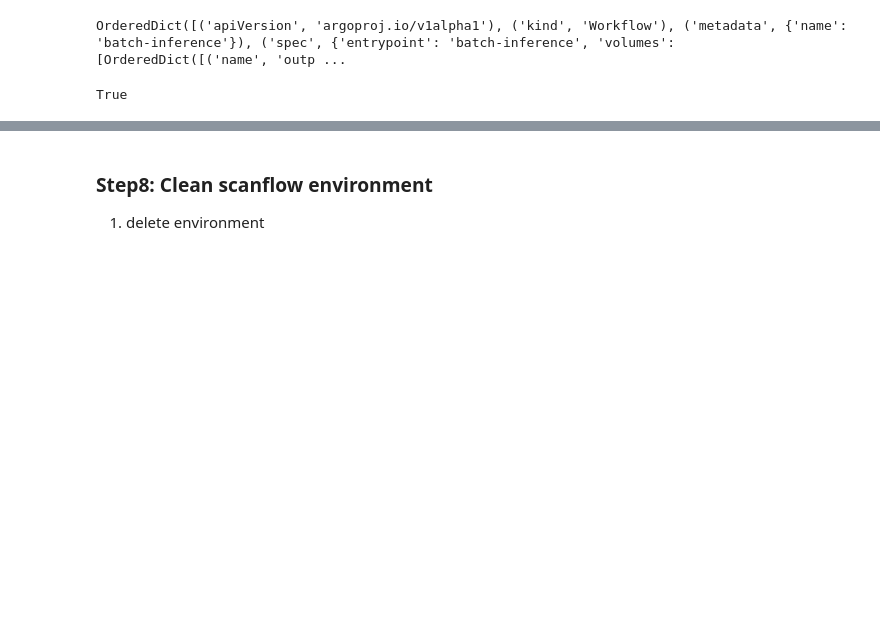
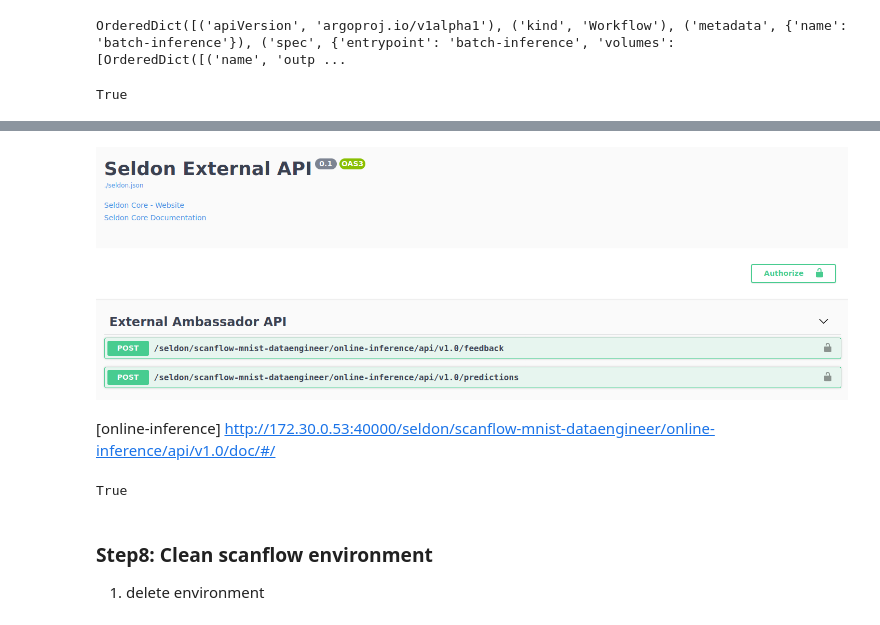
Before and after one commit to bsc-scanflow/scanflow, a Jupyter notebook: tutorials/mnist/mnist-dataengineer.ipynb, the cells around one changed output, grey strips where cells are left out. Saved outputs shown, nothing was run; the diff lists cells and outputs as text; code cells hidden in the pictures; blank space fills up the shorter version.

```diff
--- a/tutorials/mnist/mnist-dataengineer.ipynb
+++ b/tutorials/mnist/mnist-dataengineer.ipynb
@@ -446,3 +487,17 @@ Online workflow(workflow[1]:online-inference) is defined by dataengineer, first
+# %%
+from IPython.display import Image
+Image("/gpfs/bsc_home/xpliu/pv/jupyterhubpeini/scanflow/images/seldon-api.PNG", width=1200, height=400)
+# %% [output]
+[figure, added]
+# %% [markdown]
+
+[online-inference] http://172.30.0.53:40000/seldon/scanflow-mnist-dataengineer/online-inference/api/v1.0/doc/#/
+# %%
+await deployerClient.delete_workflow(app_name='mnist',
+                                  team_name='dataengineer',
+                                  workflow = build_app.workflows[1])
+# %% [output]
+True
 # %% [markdown]
 
 
```
Also changed, not shown: parts of 11 cells of this notebook, 8 other files.
